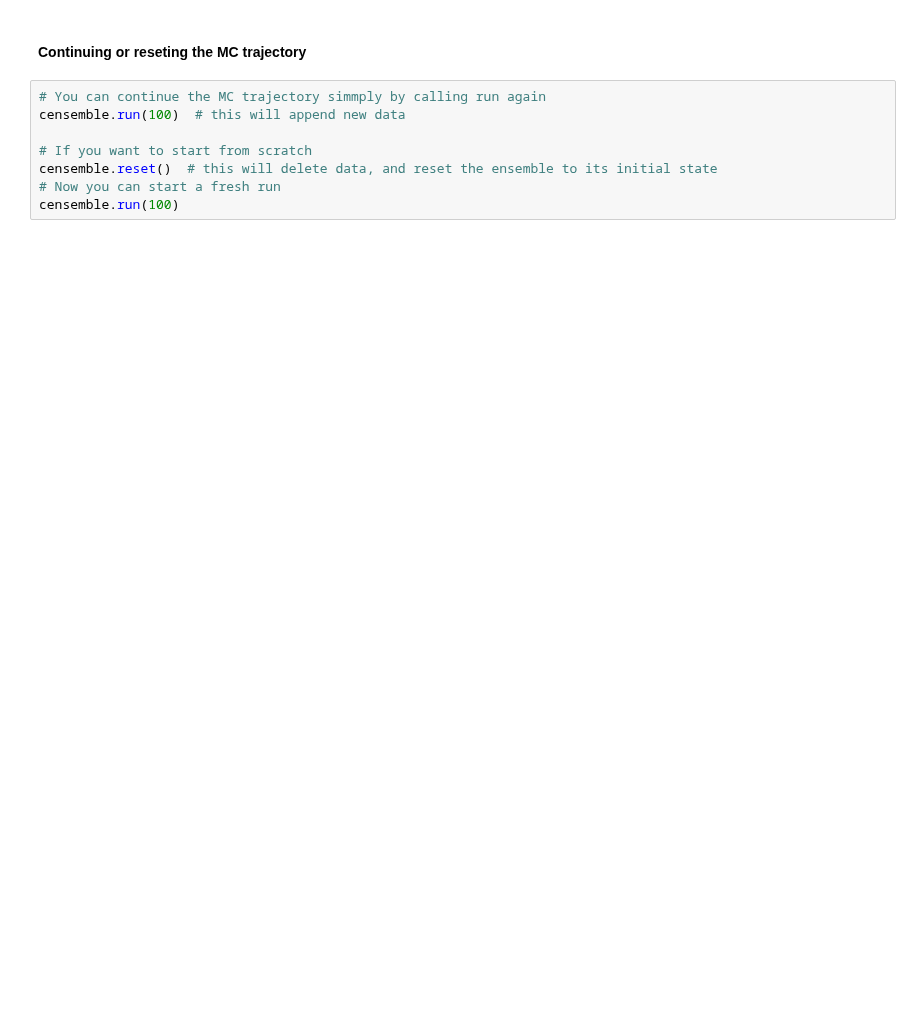
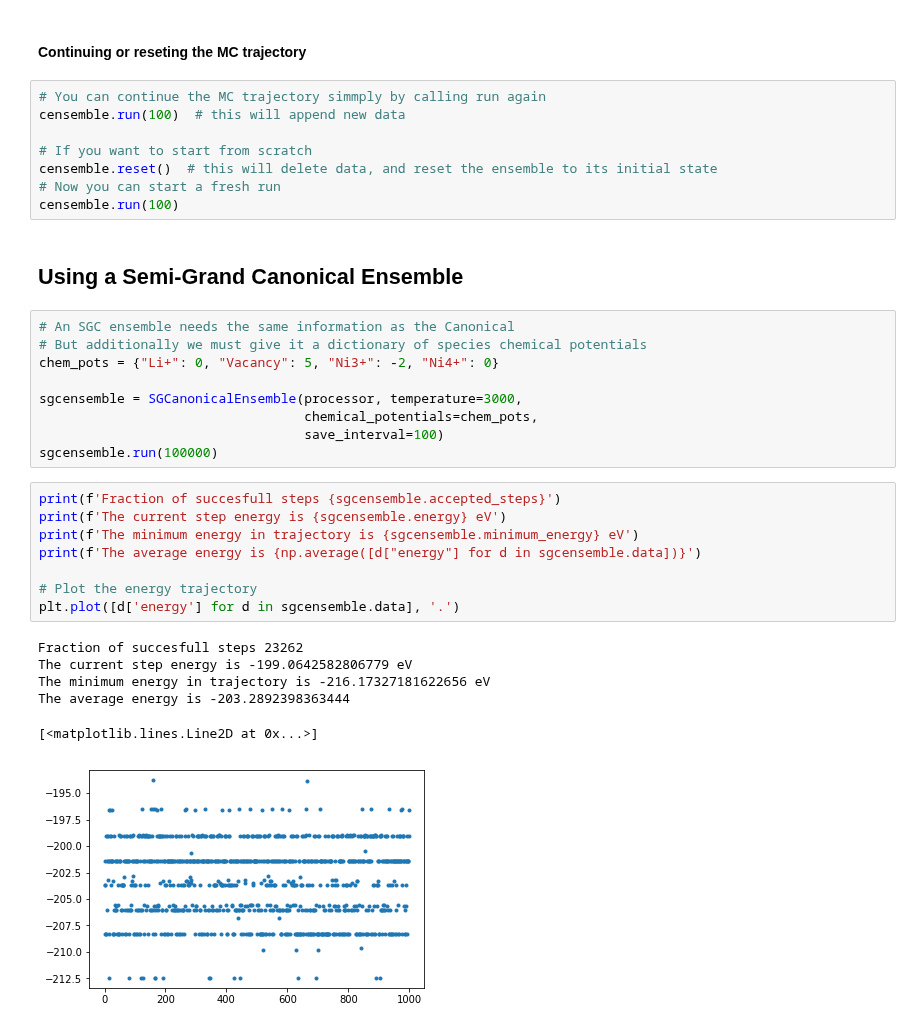
Before and after one commit to CederGroupHub/smol, a Jupyter notebook: examples/using-monte-carlo.ipynb, the cells around one changed output. Drawn from its saved outputs; the diff is of its cells as text; blank space fills up the shorter version.

```diff
--- a/examples/using-monte-carlo.ipynb
+++ b/examples/using-monte-carlo.ipynb
@@ -92,3 +92,29 @@ censemble.run(100)  # this will append new data
 censemble.reset()  # this will delete data, and reset the ensemble to its initial state
 # Now you can start a fresh run
 censemble.run(100)
+# %% [markdown]
+## Using a Semi-Grand Canonical Ensemble
+# %%
+# An SGC ensemble needs the same information as the Canonical
+# But additionally we must give it a dictionary of species chemical potentials
+chem_pots = {"Li+": 0, "Vacancy": 5, "Ni3+": -2, "Ni4+": 0}
+
+sgcensemble = SGCanonicalEnsemble(processor, temperature=3000,
+                                  chemical_potentials=chem_pots,
+                                  save_interval=100)
+sgcensemble.run(100000)
+# %%
+print(f'Fraction of succesfull steps {sgcensemble.accepted_steps}')
+print(f'The current step energy is {sgcensemble.energy} eV')
+print(f'The minimum energy in trajectory is {sgcensemble.minimum_energy} eV')
+print(f'The average energy is {np.average([d["energy"] for d in sgcensemble.data])}')
+
+# Plot the energy trajectory
+plt.plot([d['energy'] for d in sgcensemble.data], '.')
+# %% [output]
+Fraction of succesfull steps 23262
+The current step energy is -199.0642582806779 eV
+The minimum energy in trajectory is -216.17327181622656 eV
+The average energy is -203.2892398363444
+[<matplotlib.lines.Line2D at 0x...>]
+[figure, added]
```
Also changed, not shown: parts of 3 cells of this notebook, 1 other file.
